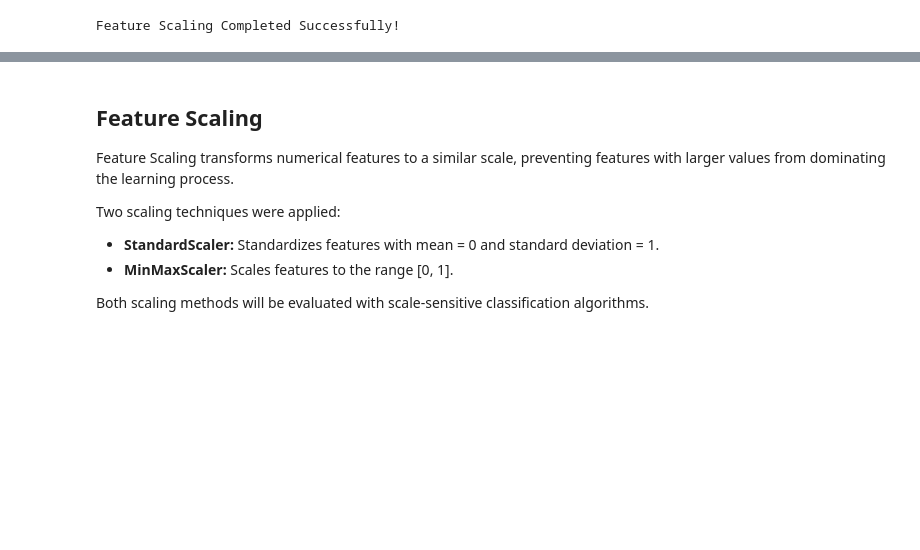
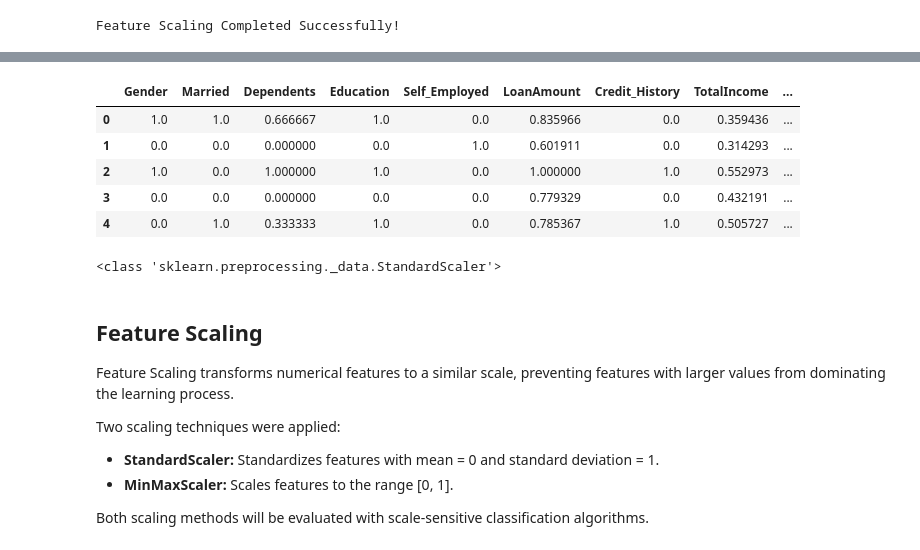
Before and after one commit to Karthik998byte/Bank-Loan-Approval-Prediction, a Jupyter notebook: Loan_Approval.ipynb, the cells around one changed output, grey strips where cells are left out. Drawn from its saved outputs; the diff is of its cells as text; code cells hidden in the pictures; blank space fills up the shorter version.

```diff
--- a/Loan_Approval.ipynb
+++ b/Loan_Approval.ipynb
@@ -1424,3 +1440,23 @@ Feature Scaling Completed Successfully!
+# %%
+# MinMax scaled dataframe
+
+X4_train_mm_df = pd.DataFrame(
+    X4_train_mm,
+    columns=X4_train.columns
+)
+
+X4_train_mm_df.head()
+# %% [output]
+|  | Gender | Married | Dependents | Education | Self_Employed | LoanAmount | Credit_History | TotalIncome | ... |
+| 0 | 1.0 | 1.0 | 0.666667 | 1.0 | 0.0 | 0.835966 | 0.0 | 0.359436 | ... |
+| 1 | 0.0 | 0.0 | 0.000000 | 0.0 | 1.0 | 0.601911 | 0.0 | 0.314293 | ... |
+| 2 | 1.0 | 0.0 | 1.000000 | 1.0 | 0.0 | 1.000000 | 1.0 | 0.552973 | ... |
+| 3 | 0.0 | 0.0 | 0.000000 | 0.0 | 0.0 | 0.779329 | 0.0 | 0.432191 | ... |
+| 4 | 0.0 | 1.0 | 0.333333 | 1.0 | 0.0 | 0.785367 | 1.0 | 0.505727 | ... |
+# %%
+print(type(std_scaler_df4))
+# %% [output]
+<class 'sklearn.preprocessing._data.StandardScaler'>
 # %% [markdown]
 ## Feature Scaling
 
```
Also changed, not shown: parts of 32 cells of this notebook, 7 other files.
